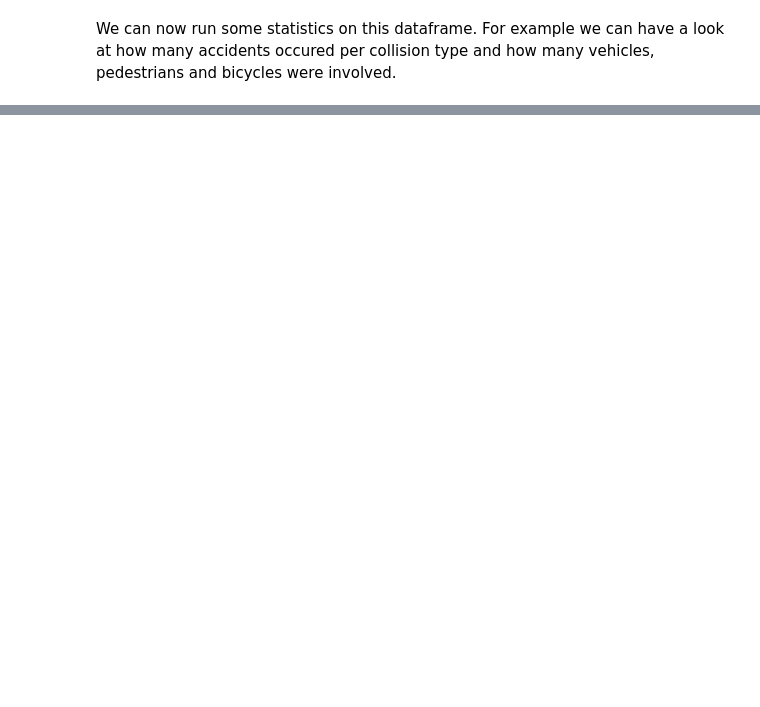
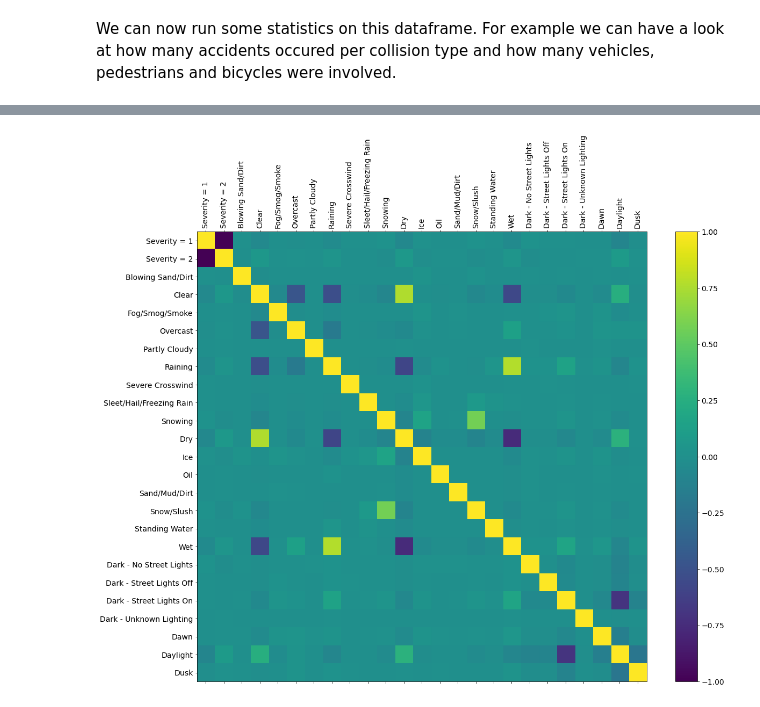
Before and after one commit to pcarugno/Coursera_Capstone, a Jupyter notebook: Coursera_Capstone/Coursera_Capstone Project - Report.ipynb, the cells around one changed output, grey strips where cells are left out. Drawn from its saved outputs; the diff is of its cells as text; code cells hidden in the pictures; blank space fills up the shorter version.

```diff
--- a/Coursera_Capstone/Coursera_Capstone Project - Report.ipynb
+++ b/Coursera_Capstone/Coursera_Capstone Project - Report.ipynb
@@ -396,0 +411,3 @@ let's try one more time
+# %%
+cond_df = coll_df[['SEVERITYCODE','INATTENTIONIND','UNDERINFL','PEDROWNOTGRNT','SPEEDING','HITPARKEDCAR','WEATHER','ROADCOND','LIGHTCOND']]
+cond_df.head(10)
@@ -396,0 +428,5 @@ let's try one more time
+# %%
+#cond_df = cond_df.drop(columns=['INATTENTIONIND','UNDERINFL','PEDROWNOTGRNT','SPEEDING','HITPARKEDCAR'])
+cond_df['Severity = 1']= cond_df['SEVERITYCODE'].apply(lambda x: 1 if (x<2)  else 0)
+cond_df['Severity = 2']= cond_df['SEVERITYCODE'].apply(lambda x: 1 if (x>=2)  else 0)
+cond_df.head()
@@ -396,0 +493,14 @@ let's try one more time
+# %%
+weather_df = pd.get_dummies(cond_df.WEATHER).drop(columns = 'Unknown')
+roadcond_df = pd.get_dummies(cond_df.ROADCOND).drop(columns = 'Unknown')
+light_df = pd.get_dummies(cond_df.LIGHTCOND).drop(columns = 'Unknown')
+cond_df_hor = pd.concat([cond_df, weather_df, roadcond_df, light_df], axis=1).drop(columns=['SEVERITYCODE','WEATHER','ROADCOND','LIGHTCOND','Other'])
+# %%
+f = plt.figure(figsize=(19, 15))
+plt.matshow(cond_df_hor.corr(), fignum=f.number)
+plt.xticks(range(cond_df_hor.shape[1]), cond_df_hor.columns, fontsize=14, rotation=90)
+plt.yticks(range(cond_df_hor.shape[1]), cond_df_hor.columns, fontsize=14)
+cb = plt.colorbar()
+cb.ax.tick_params(labelsize=14)
+# %% [output]
+[figure, added]
```
Also changed, not shown: parts of 16 cells of this notebook.
